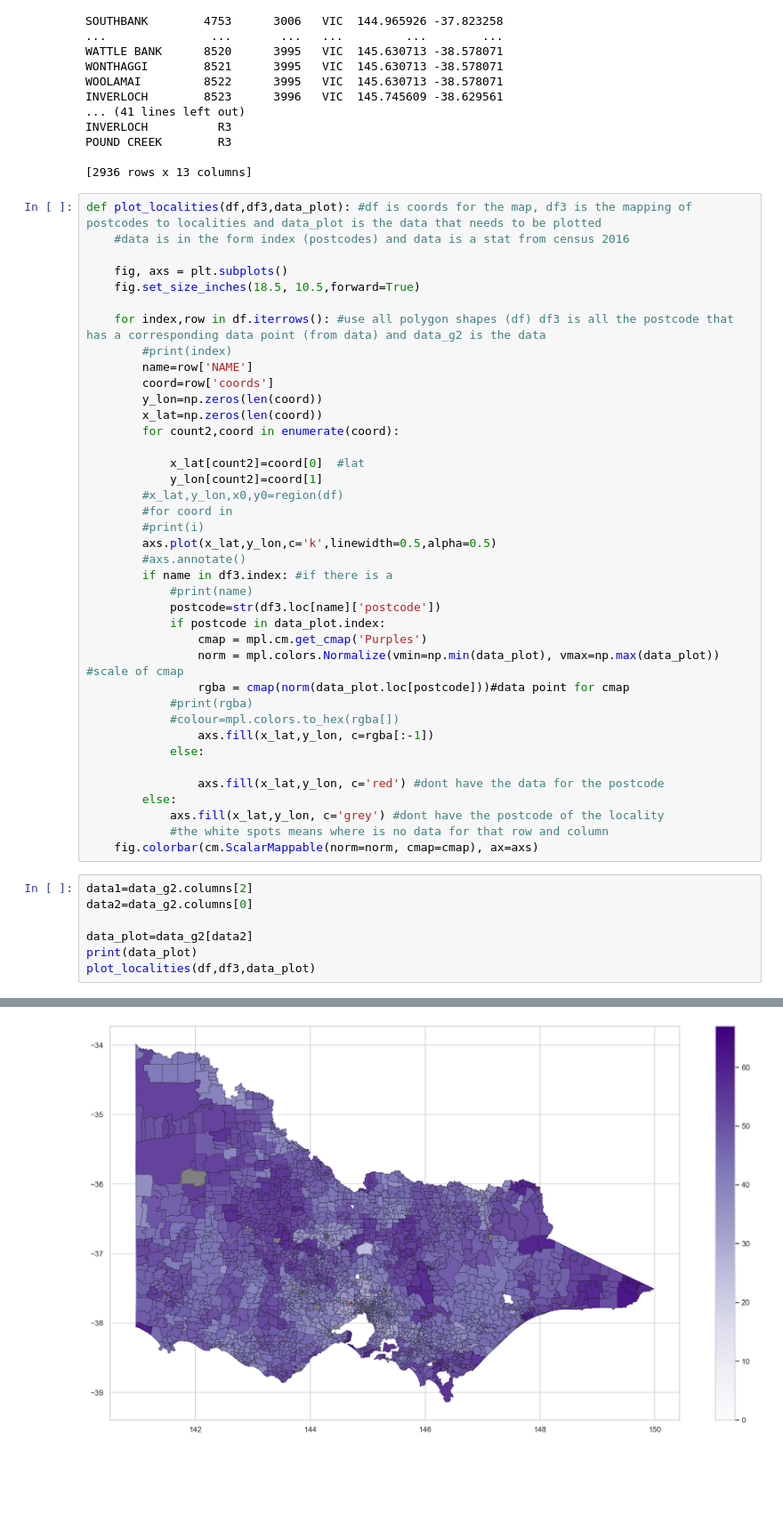
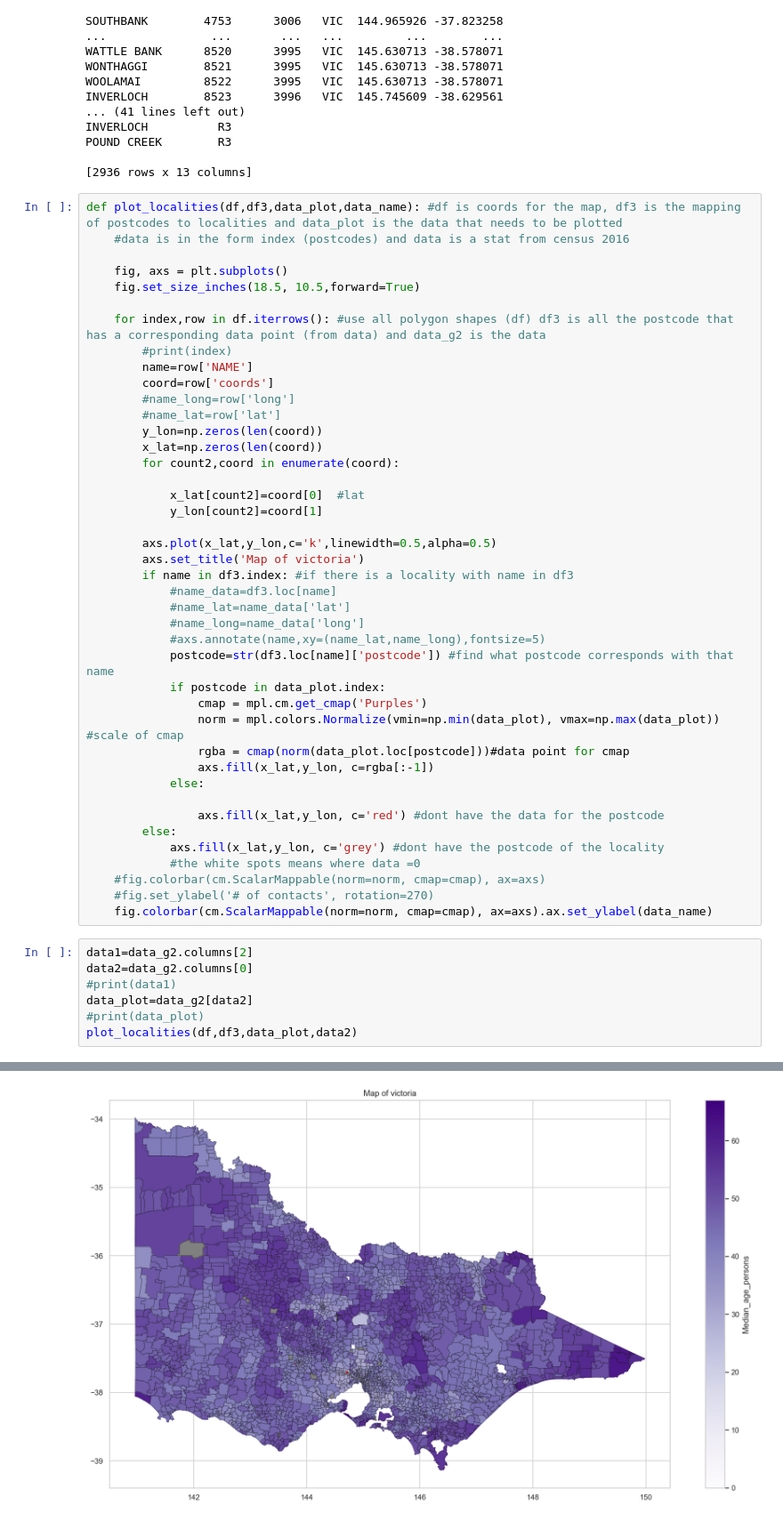
Before and after one commit to caleblau97/victoria_stats, a Jupyter notebook: vic_locality_polygon_shp/vic_suburbs.ipynb, the cells around one changed output, grey strips where cells are left out. Shown at 89% size. Drawn from its saved outputs; the diff is of its cells as text; blank space fills up the shorter version.

```diff
--- a/vic_locality_polygon_shp/vic_suburbs.ipynb
+++ b/vic_locality_polygon_shp/vic_suburbs.ipynb
@@ -206,7 +207,7 @@ POUND CREEK        R3
 
 [2936 rows x 13 columns]
 # %%
-def plot_localities(df,df3,data_plot): #df is coords for the map, df3 is the mapping of postcodes to localities and data_plot is the data that needs to be plotted
+def plot_localities(df,df3,data_plot,data_name): #df is coords for the map, df3 is the mapping of postcodes to localities and data_plot is the data that needs to be plotted
     #data is in the form index (postcodes) and data is a stat from census 2016
 
     fig, axs = plt.subplots()
@@ -216,39 +217,42 @@ def plot_localities(df,df3,data_plot): #df is coords for the map, df3 is the map
         #print(index)
         name=row['NAME']
         coord=row['coords']
+        #name_long=row['long']
+        #name_lat=row['lat']
         y_lon=np.zeros(len(coord))
         x_lat=np.zeros(len(coord))
         for count2,coord in enumerate(coord):
 
             x_lat[count2]=coord[0]  #lat
             y_lon[count2]=coord[1]
-        #x_lat,y_lon,x0,y0=region(df)
-        #for coord in
-        #print(i)
+
         axs.plot(x_lat,y_lon,c='k',linewidth=0.5,alpha=0.5)
-        #axs.annotate()
-        if name in df3.index: #if there is a
-            #print(name)
-            postcode=str(df3.loc[name]['postcode'])
+        axs.set_title('Map of victoria')
+        if name in df3.index: #if there is a locality with name in df3
+            #name_data=df3.loc[name]
+            #name_lat=name_data['lat']
+            #name_long=name_data['long']
+            #axs.annotate(name,xy=(name_lat,name_long),fontsize=5)
+            postcode=str(df3.loc[name]['postcode']) #find what postcode corresponds with that name
             if postcode in data_plot.index:
                 cmap = mpl.cm.get_cmap('Purples')
                 norm = mpl.colors.Normalize(vmin=np.min(data_plot), vmax=np.max(data_plot))  #scale of cmap
                 rgba = cmap(norm(data_plot.loc[postcode]))#data point for cmap
-            #print(rgba)
-            #colour=mpl.colors.to_hex(rgba[])
                 axs.fill(x_lat,y_lon, c=rgba[:-1])
             else:
 
                 axs.fill(x_lat,y_lon, c='red') #dont have the data for the postcode
         else:
             axs.fill(x_lat,y_lon, c='grey') #dont have the postcode of the locality
-            #the white spots means where is no data for that row and column
-    fig.colorbar(cm.ScalarMappable(norm=norm, cmap=cmap), ax=axs)
+            #the white spots means where data =0
+    #fig.colorbar(cm.ScalarMappable(norm=norm, cmap=cmap), ax=axs)
+    #fig.set_ylabel('# of contacts', rotation=270)
+    fig.colorbar(cm.ScalarMappable(norm=norm, cmap=cmap), ax=axs).ax.set_ylabel(data_name)
 # %%
 data1=data_g2.columns[2]
 data2=data_g2.columns[0]
-
+#print(data1)
 data_plot=data_g2[data2]
-print(data_plot)
-plot_localities(df,df3,data_plot)
+#print(data_plot)
+plot_localities(df,df3,data_plot,data2)
 # %% [output]
@@ -267,4 +260,4 @@ Name: Median_age_persons, Length: 698, dtype: int64
-[figure, old version]
+[figure, new version]
 # %%
 #age=data_g2[data2]
 #income=data_g2[data1]
```
Also changed, not shown: parts of 7 cells of this notebook.
